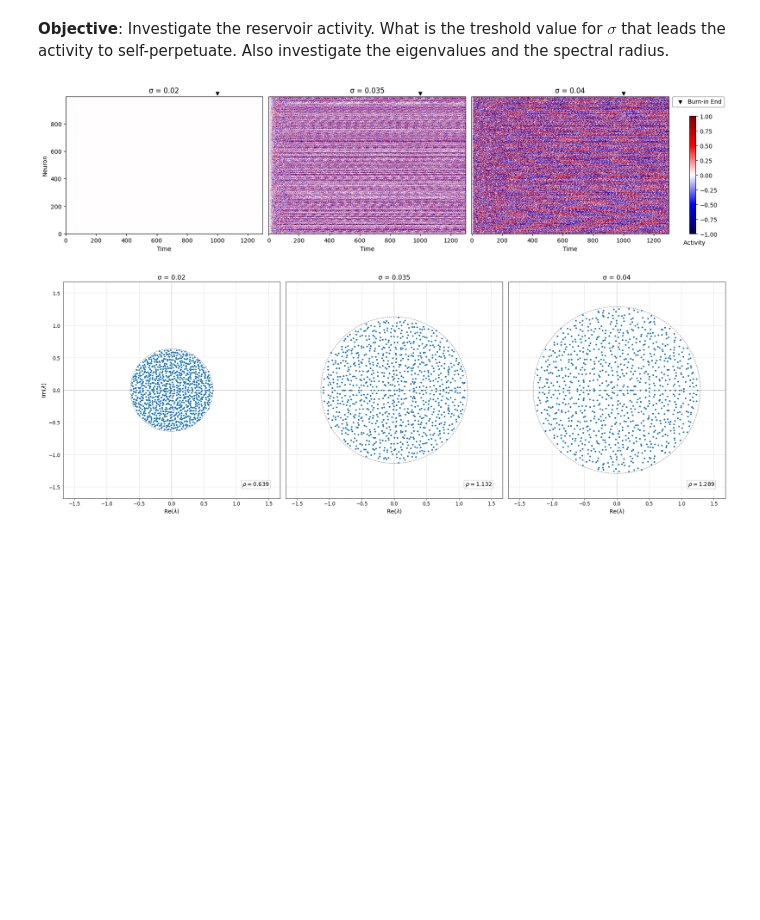
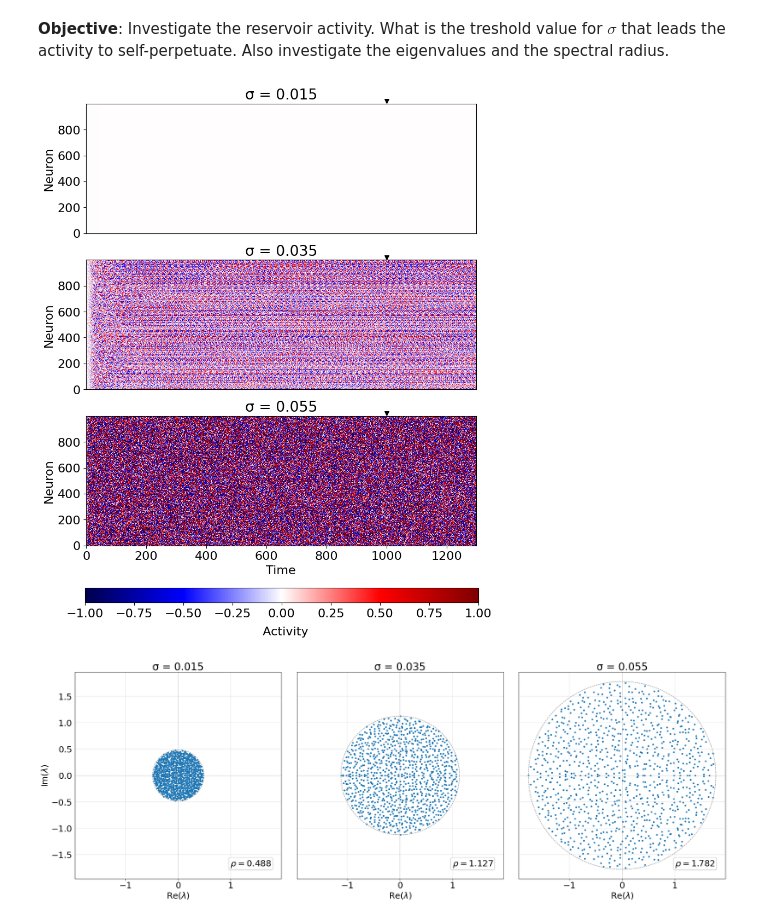
Before and after one commit to winlew/levy-agent-simulation, a Jupyter notebook: studies/reservoir_activity.ipynb, the cells around one changed output. Saved outputs shown, nothing was run; the diff lists cells and outputs as text; code cells hidden in the pictures; blank space fills up the shorter version.

Commit message:
final reservoir activity study

```diff
--- a/studies/reservoir_activity.ipynb
+++ b/studies/reservoir_activity.ipynb
@@ -22,9 +22,12 @@ def plot_activity(sigma_range, reservoirs):
     """
     Creates 3 plots for the network activity.
     """
+    plt.rcParams.update({
+        "font.size": 16,
+    })
     num_columns = len(sigma_range)
 
-    fig, axes = plt.subplots(1, num_columns, figsize=(5*num_columns, 4), constrained_layout=True)
+    fig, axes = plt.subplots(num_columns, 1, figsize=(8, 3*num_columns), constrained_layout=True)
     axes = axes.flatten() if len(sigma_range) > 1 else [axes]
 
     for i, sigma in enumerate(sigma_range):
@@ -35,12 +38,12 @@ def plot_activity(sigma_range, reservoirs):
         activity = np.concatenate((reservoir.burn_in_state_matrix[:-1], reservoir.neuron_state_time_matrix), axis=0)
         im = ax.imshow(activity.T, cmap='seismic', aspect='auto', interpolation='nearest', vmin=-1, vmax=1)
 
-        if i == 0:
-            ax.set_ylabel('Neuron')
+        if i == len(sigma_range) - 1:
+            ax.set_xlabel('Time')
         else:
-            ax.tick_params(left=False, labelleft=False)
+            ax.tick_params(bottom=False, labelbottom=False)
 
-        ax.set_xlabel('Time')
+        ax.set_ylabel('Neuron')
         ax.set_title(f'σ = {sigma}')
 
         burn_in_end = reservoir.burn_in_state_matrix.shape[0]
@@ -48,21 +51,23 @@ def plot_activity(sigma_range, reservoirs):
         ax.scatter(burn_in_end, activity.shape[1] - 0.5 + 20, marker='v', s=30, color='black', zorder=10, clip_on=False, label=label)
         ax.set_ylim(-0.5, activity.shape[1] - 0.5)
 
-    cbar_ax = fig.add_axes([1.03, 0.117, 0.01, 0.7])  # [left, bottom, width, height]
-    cbar = fig.colorbar(im, cax=cbar_ax)
+    cbar_ax = fig.add_axes([0.1, -0.05, 0.9, 0.03])  # [left, bottom, width, height]
+    cbar = fig.colorbar(im, cax=cbar_ax, orientation='horizontal')
     cbar.ax.set_xlabel('  Activity', labelpad=10)
-
-    fig.legend(loc='upper right', bbox_to_anchor=(1.09, 0.95), handletextpad=0.3, edgecolor=(0.5, 0.5, 0.5))
 
     path = Path(DATA_PATH) / folder / 'reservoir_activities'
     path.mkdir(parents=True, exist_ok=True)
-    plt.savefig(path / 'combined_reservoirs.svg', format='svg', bbox_inches='tight')
+    plt.savefig(path / 'combined_reservoirs.pdf', format='pdf', bbox_inches='tight')
     plt.show()
 # %%
 def plot_eigenvalues(sigma_range, reservoirs):
     """
     Creates 3 plots for the corresponding eigenvalues.
     """
+    plt.rcParams.update({
+        "font.size": 21,
+    })
+
     num_reservoirs = len(reservoirs)
     fig, axes = plt.subplots(1, num_reservoirs, figsize=(8 * num_reservoirs, 8))
 
@@ -77,41 +82,40 @@ def plot_eigenvalues(sigma_range, reservoirs):
 
         ax = axes[i]
         ax.scatter(eigenvalues.real, eigenvalues.imag, s=10)
-        ax.set_xlabel(r'$\mathrm{Re}(\lambda)$', fontsize=14)
-        ax.set_title(f'σ = {sigma_range[i]}', fontsize=16)
+        ax.set_xlabel(r'$\mathrm{Re}(\lambda)$')
+        ax.set_title(f'σ = {sigma_range[i]}')
         ax.axhline(0, color='black', lw=0.2, ls='--')
         ax.axvline(0, color='black', lw=0.2, ls='--')
 
-        ax.tick_params(labelsize=12)
         ax.tick_params(left=False)
 
         if i != 0:
             ax.set_yticklabels([])
         else:
-            ax.set_ylabel(r'$\mathrm{Im}(\lambda)$', fontsize=14)
+            ax.set_ylabel(r'$\mathrm{Im}(\lambda)$')
 
         circle = plt.Circle((0, 0), spectral_radius, color='grey', ls='--', fill=False, lw=1)
         ax.add_artist(circle)
-        ax.text(0.95, 0.05, f'$\\rho = {spectral_radius:.3f}$', transform=ax.transAxes, fontsize=14, ha='right', va='bottom', bbox=dict(boxstyle='round, pad=0.2', fc='white', ec='gray', lw=0.5))
+        ax.text(0.95, 0.05, f'$\\rho = {spectral_radius:.3f}$', transform=ax.transAxes, ha='right', va='bottom', bbox=dict(boxstyle='round, pad=0.2', fc='white', ec='gray', lw=0.5))
 
         ax.grid(linewidth=0.3)
-        ax.set_xlim(-1.3 * max_radius, 1.3 * max_radius)
-        ax.set_ylim(-1.3 * max_radius, 1.3 * max_radius)
+        ax.set_xlim(-1.1 * max_radius, 1.1 * max_radius)
+        ax.set_ylim(-1.1 * max_radius, 1.1 * max_radius)
         ax.set_aspect('equal', adjustable='box')
 
     plt.tight_layout()
     path = Path(DATA_PATH) / folder / 'eigenvalues'
     path.mkdir(parents=True, exist_ok=True)
-    plt.savefig(path / 'all_agents_eigenvalues.svg', format='svg')
+    plt.savefig(path / 'all_agents_eigenvalues.pdf', format='pdf', bbox_inches='tight')
     plt.show()
 # %%
-sigma_range = [0.02, 0.035, 0.04]
+sigma_range = [0.015, 0.035, 0.055]
 reservoirs = []
 plot_activity(sigma_range, reservoirs)
 plot_eigenvalues(sigma_range, reservoirs)
 # %% [output]
-[figure, old version]
+[figure, new version]
-[figure, old version]
+[figure, new version]
 # %%
 sigma_range = [0.030, 0.031, 0.032]
 reservoirs = []
```
Also changed, not shown: parts of 1 cell of this notebook.
